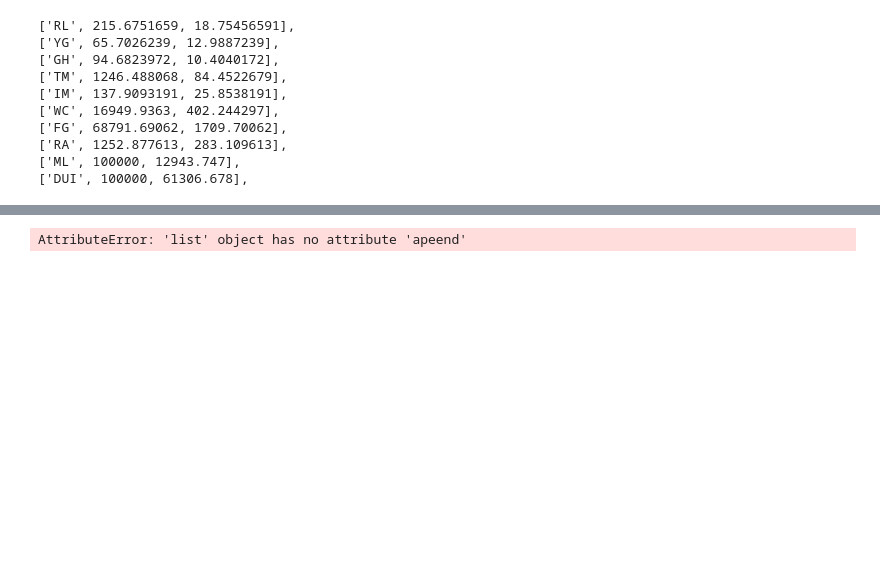
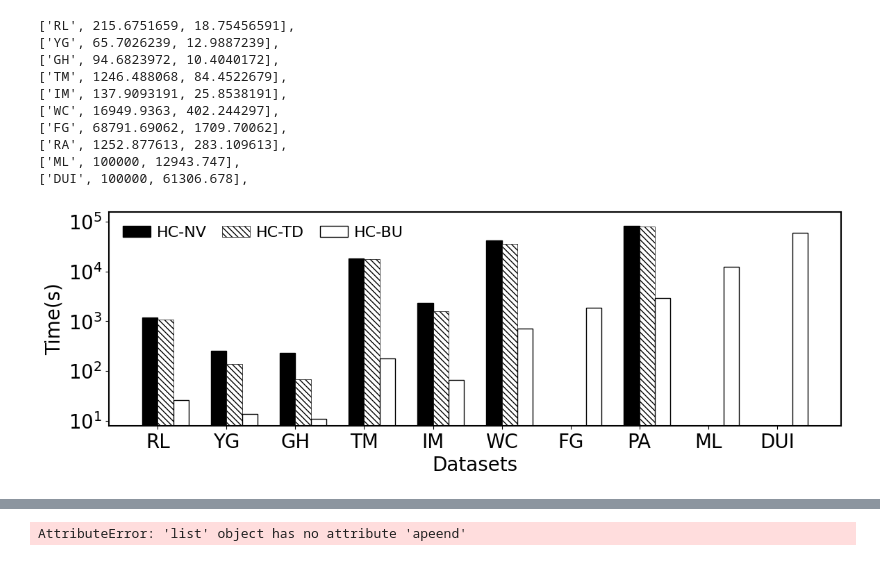
Before and after one commit to ShunyangLi/academic-graph, a Jupyter notebook: kw index.ipynb, the cells around one changed output, grey strips where cells are left out. Saved outputs shown, nothing was run; the diff lists cells and outputs as text; code cells hidden in the pictures; blank space fills up the shorter version.

```diff
--- a/kw index.ipynb
+++ b/kw index.ipynb
@@ -47,6 +47,80 @@ for line in data.split('\n'):
 ['RA', 1252.877613, 283.109613],
 ['ML', 100000, 12943.747],
 ['DUI', 100000, 61306.678],
+# %%
+# query performence
+# default query barplot
+import numpy as np
+fig = plt.figure(1, figsize=(6.8*2, 4.0))
+ax = fig.add_subplot(111)
+plt.style.use('default')
+plt.rcParams['axes.linewidth'] = 1.5
+plt.rcParams["legend.framealpha"] = 0
+plt.rcParams["figure.figsize"] = (10,3)
+plt.rcParams["legend.handletextpad"] = 0.1
+plt.rcParams["legend.columnspacing"] = 0.3
+
+default=[
+['RL', 1183.11, 1072.424723, 25.754823],
+['YG', 255.415, 139.220662, 13.907962],
+['GH', 230.469, 67.21383, 11.05863],
+['TM', 18400.6, 17461.46382, 180.706815],
+['IM', 2310.24, 1593.20904, 66.16804],
+['WC', 41815.9, 35915.00146, 712.76646],
+['FG', 0, 0, 1837.0685],
+['PA', 82224.2, 78772.7531, 2900.3131],
+['ML', 0, 0, 12535.839],
+['DUI', 0, 0, 60572.88]
+]
+default_df=pd.DataFrame(default)
+name_list = default_df[0].tolist()
+NV= default_df[1].tolist()
+TD= default_df[2].tolist()
+BU= default_df[3].tolist()
+
+x = np.arange(len(name_list))
+# x =list(range(len(our_list)))
+total_width, n = 0.9, 3
+width = total_width / (n+1)
+
+for i in range(len(x)):
+    x[i] = x[i] + width
+
+plt.bar(x, NV, width=width, label="HC-NV",linewidth=1, edgecolor='black',
+        fc = 'black')
+
+for i in range(len(x)):
+    x[i] = x[i] + width
+plt.bar(x+width, TD, width=width, label="HC-TD",linewidth=0.5,edgecolor='black',hatch="\\\\"*2,
+        fc = 'w')
+
+for i in range(len(x)):
+    x[i] = x[i] + width
+plt.bar(x+width+width, BU, width=width, label="HC-BU",color="w" ,edgecolor="black")
+
+plt.xticks(x+0.5*width, name_list)
+
+# plt.yscale('log')
+plt.yscale('log', subs=[])
+plt.ylim(8,1*pow(10,5.2))
+# ymajorLocator = MultipleLocator(100)
+# plt.ylim(1, 90000)
+plt.ylabel("Time(s)",fontsize = 20)
+# plt.yticks([1*pow(10,1), 1*pow(10,2), 1*pow(10,3), 1*pow(10,4), 1*pow(10,5), 1*pow(10,6)], [ '$10^1$', '$10^2$', '$10^3$','$10^4$','$10^5$','$10^6$'])
+
+plt.xticks(fontsize=20)
+plt.yticks(fontsize=20)
+plt.xlabel("Datasets",fontsize=20)
+
+# ax.set_xticks(x+1.5*width)
+
+# plt.legend(fontsize=18,ncol=3,loc= "upper left",bbox_to_anchor=(0, 0.75,0.5,0.5))
+# plt.legend(fontsize=17,ncol=4,loc="upper left")
+plt.legend(fontsize=16 ,ncol=3,loc="upper left", handlelength = 1.8, handletextpad = 0.4, labelspacing = 0, columnspacing=1)
+plt.savefig(path + "nindex.pdf", bbox_inches='tight')
+plt.show()
+# %% [output]
+[figure, added]
 # %%
 # query performence
 # default query barplot
```
Also changed, not shown: parts of 13 cells of this notebook, 4 other files.
